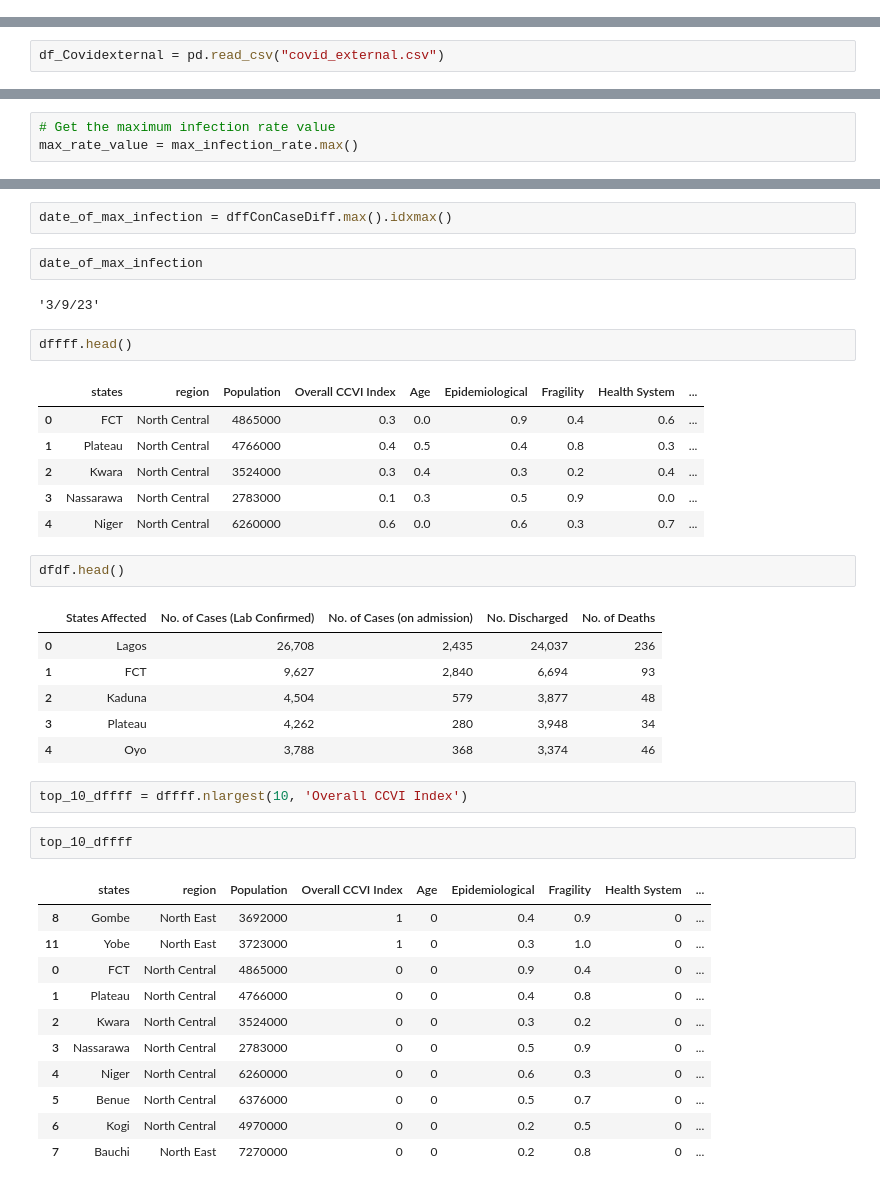
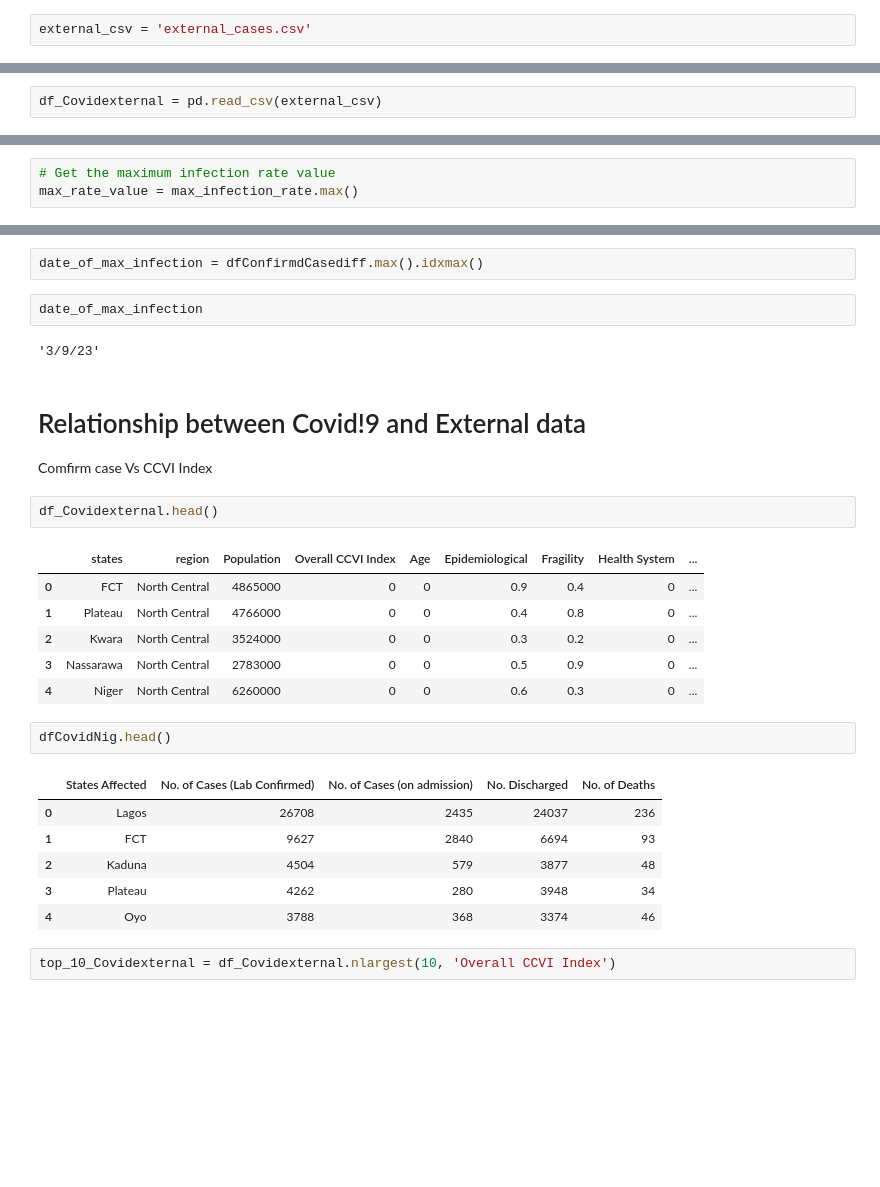
Before and after one commit to Ustacky-dev/Nigeria-COVID-19-Data-Analysis-Using-Python, a Jupyter notebook: My_Capstone Project-Copy1.ipynb, the cells around one changed output, grey strips where cells are left out. Cells and saved outputs as stored; diff of their text form; blank space fills up the shorter version.

```diff
--- a/My_Capstone Project-Copy1.ipynb
+++ b/My_Capstone Project-Copy1.ipynb
@@ -199,0 +227,2 @@ memory usage: 2.5 MB
+# %%
+external_csv = 'external_cases.csv'
@@ -200,5 +233,5 @@ memory usage: 2.5 MB
 # %%
-df_Covidexternal = pd.read_csv("covid_external.csv")
+df_Covidexternal = pd.read_csv(external_csv)
 # %%
 df_Covidexternal
 # %% [output]
@@ -1227,40 +1316,29 @@ max_rate_value
 # %%
-date_of_max_infection = dffConCaseDiff.max().idxmax()
+date_of_max_infection = dfConfirmdCasediff.max().idxmax()
 # %%
 date_of_max_infection
 # %% [output]
 '3/9/23'
+# %% [markdown]
+# Relationship between Covid!9 and External data
+Comfirm case Vs CCVI Index
 # %%
-dffff.head()
+df_Covidexternal.head()
 # %% [output]
 |  | states | region | Population | Overall CCVI Index | Age | Epidemiological | Fragility | Health System | ... |
-| 0 | FCT | North Central | 4865000 | 0.3 | 0.0 | 0.9 | 0.4 | 0.6 | ... |
-| 1 | Plateau | North Central | 4766000 | 0.4 | 0.5 | 0.4 | 0.8 | 0.3 | ... |
-| 2 | Kwara | North Central | 3524000 | 0.3 | 0.4 | 0.3 | 0.2 | 0.4 | ... |
-| 3 | Nassarawa | North Central | 2783000 | 0.1 | 0.3 | 0.5 | 0.9 | 0.0 | ... |
-| 4 | Niger | North Central | 6260000 | 0.6 | 0.0 | 0.6 | 0.3 | 0.7 | ... |
+| 0 | FCT | North Central | 4865000 | 0 | 0 | 0.9 | 0.4 | 0 | ... |
+| 1 | Plateau | North Central | 4766000 | 0 | 0 | 0.4 | 0.8 | 0 | ... |
+| 2 | Kwara | North Central | 3524000 | 0 | 0 | 0.3 | 0.2 | 0 | ... |
+| 3 | Nassarawa | North Central | 2783000 | 0 | 0 | 0.5 | 0.9 | 0 | ... |
+| 4 | Niger | North Central | 6260000 | 0 | 0 | 0.6 | 0.3 | 0 | ... |
 # %%
-dfdf.head()
+dfCovidNig.head()
 # %% [output]
 |  | States Affected | No. of Cases (Lab Confirmed) | No. of Cases (on admission) | No. Discharged | No. of Deaths |
-| 0 | Lagos | 26,708 | 2,435 | 24,037 | 236 |
-| 1 | FCT | 9,627 | 2,840 | 6,694 | 93 |
-| 2 | Kaduna | 4,504 | 579 | 3,877 | 48 |
-| 3 | Plateau | 4,262 | 280 | 3,948 | 34 |
-| 4 | Oyo | 3,788 | 368 | 3,374 | 46 |
+| 0 | Lagos | 26708 | 2435 | 24037 | 236 |
+| 1 | FCT | 9627 | 2840 | 6694 | 93 |
+| 2 | Kaduna | 4504 | 579 | 3877 | 48 |
+| 3 | Plateau | 4262 | 280 | 3948 | 34 |
+| 4 | Oyo | 3788 | 368 | 3374 | 46 |
 # %%
-top_10_dffff = dffff.nlargest(10, 'Overall CCVI Index')
+top_10_Covidexternal = df_Covidexternal.nlargest(10, 'Overall CCVI Index')
-# %%
-top_10_dffff
-# %% [output]
-|  | states | region | Population | Overall CCVI Index | Age | Epidemiological | Fragility | Health System | ... |
-| 8 | Gombe | North East | 3692000 | 1 | 0 | 0.4 | 0.9 | 0 | ... |
-| 11 | Yobe | North East | 3723000 | 1 | 0 | 0.3 | 1.0 | 0 | ... |
-| 0 | FCT | North Central | 4865000 | 0 | 0 | 0.9 | 0.4 | 0 | ... |
-| 1 | Plateau | North Central | 4766000 | 0 | 0 | 0.4 | 0.8 | 0 | ... |
-| 2 | Kwara | North Central | 3524000 | 0 | 0 | 0.3 | 0.2 | 0 | ... |
-| 3 | Nassarawa | North Central | 2783000 | 0 | 0 | 0.5 | 0.9 | 0 | ... |
-| 4 | Niger | North Central | 6260000 | 0 | 0 | 0.6 | 0.3 | 0 | ... |
-| 5 | Benue | North Central | 6376000 | 0 | 0 | 0.5 | 0.7 | 0 | ... |
-| 6 | Kogi | North Central | 4970000 | 0 | 0 | 0.2 | 0.5 | 0 | ... |
-| 7 | Bauchi | North East | 7270000 | 0 | 0 | 0.2 | 0.8 | 0 | ... |
```
Also changed, not shown: parts of 71 cells of this notebook, 7 other files.
